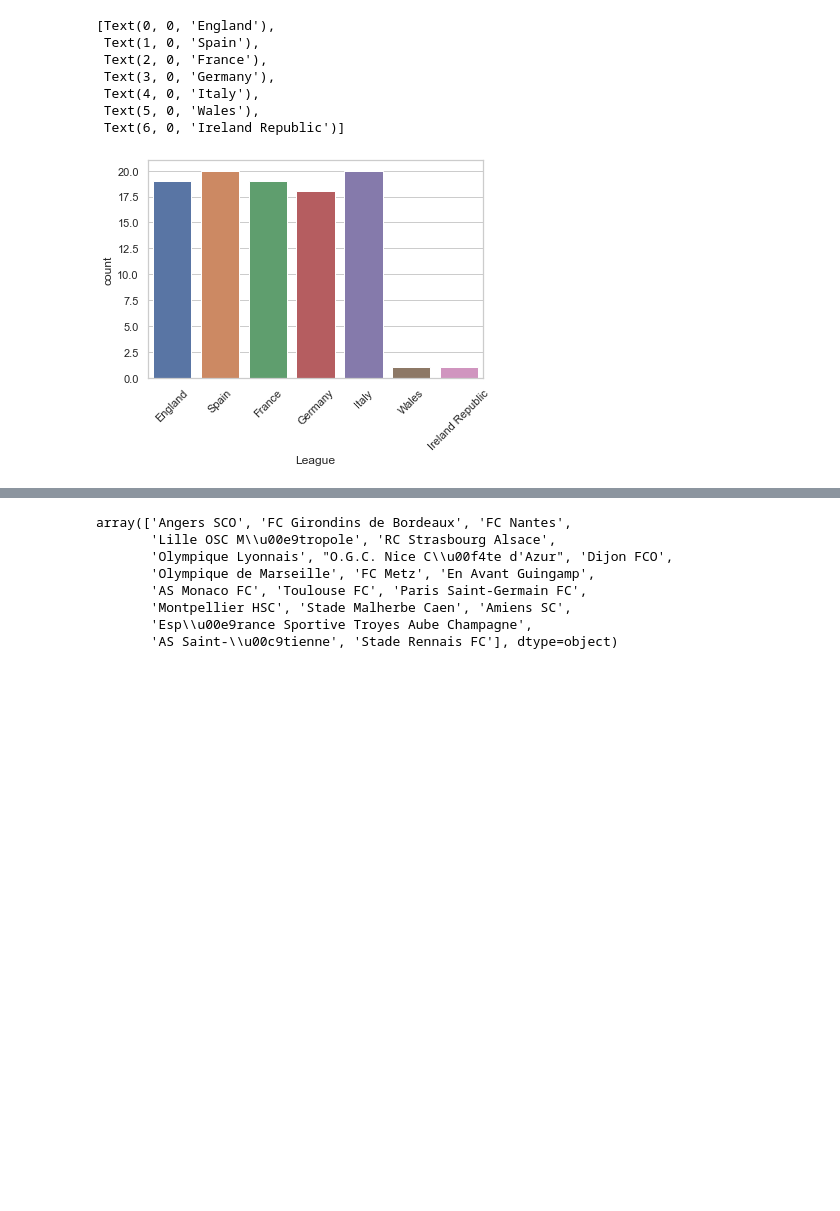
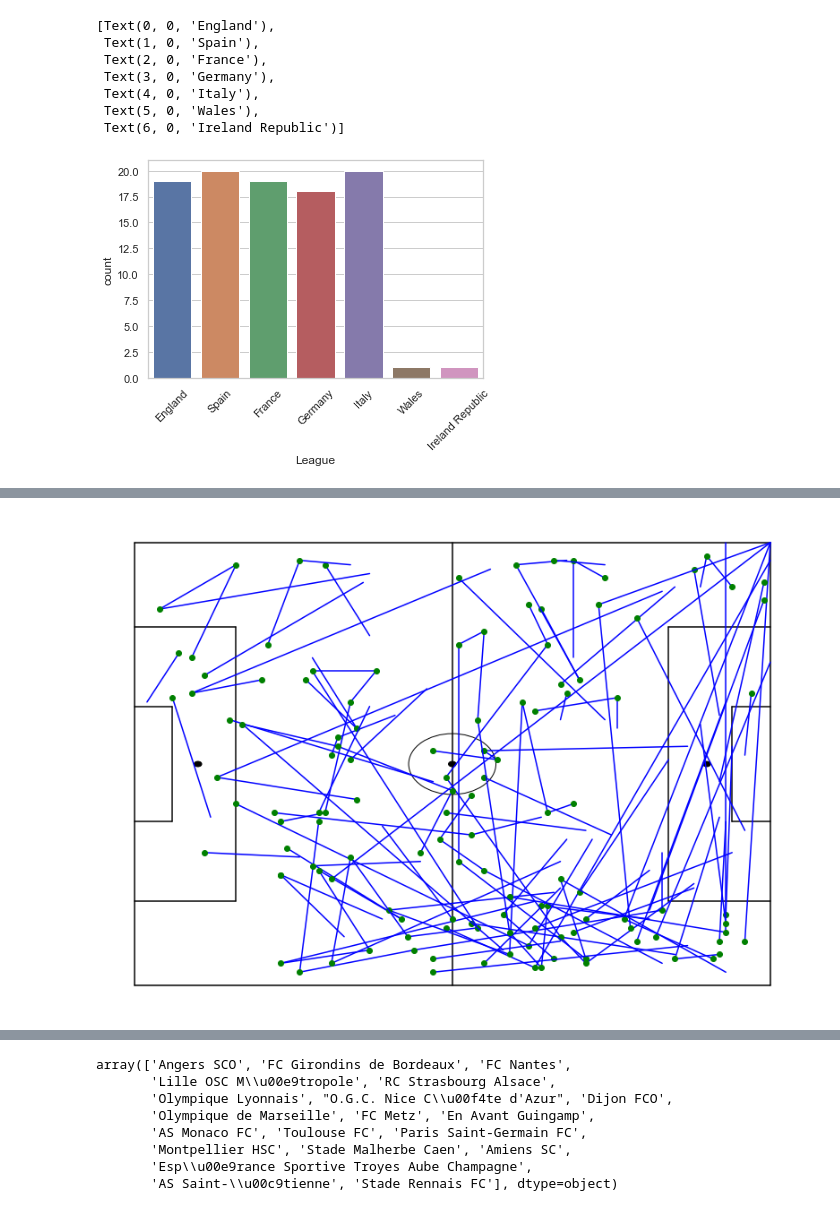
Before and after one commit to afoster1029/SoccerAnalytics, a Jupyter notebook: data_exploration.ipynb, the cells around one changed output, grey strips where cells are left out. Drawn from its saved outputs; the diff is of its cells as text; code cells hidden in the pictures; blank space fills up the shorter version.

```diff
--- a/data_exploration.ipynb
+++ b/data_exploration.ipynb
@@ -29,20 +28,20 @@ for idx,row in df_team.iterrows():
 df_team['League'] = league_col
 df_team['Format'] = format_col
 
-# match data
+
+# Match data
 match_files = glob.glob( "data/matches/*.json")
 df_match = pd.read_json("data/matches/matches_England.json")
 
 df_match['eventId'] = df_match.apply(lambda row: row.wyId, axis = 1)
 
 
-
-# player data
+# Player data
 df_player = pd.read_json("data/players.json")
 
-# event data
+# Event data
 event_files = glob.glob( "data/events/*.json")
-df_events = pd.read_json(event_files[0])
+df_events = pd.read_json('data/events/events_England.json')
 # for x in range(1,len(all_files)):
 #     events = events.append(pd.read_json(all_files[x]))
 # %% [markdown]
@@ -188,0 +440,68 @@ print(df.shape)
+# %%
+vardy_ev = AFC_LCFC[AFC_LCFC['lastName']=='Vardy']
+# vardy_ev[vardy_ev['eventName'] == 'Pass']
+LCFC = AFC_LCFC[AFC_LCFC['teamId'] == 1631]
+# AFC_LCFC.teamId
+# %%
+# Create plot of the pitch
+fig=plt.figure()
+fig.set_size_inches(14, 10)
+ax=fig.add_subplot(1,1,1)
+
+#Pitch Outline & Centre Line
+plt.plot([0,0],[0,100], color="black")
+plt.plot([0,100],[100,100], color="black")
+plt.plot([100,100],[100,0], color="black")
+plt.plot([100,0],[0,0], color="black")
+plt.plot([50,50],[0,100], color="black") # centre line
+
+#Left Penalty Area
+plt.plot([16,16],[19,81],color="black")
+plt.plot([0,16],[19,19],color="black")
+plt.plot([0,16],[81,81],color="black")
+
+#Right Penalty Area
+plt.plot([84,100],[19,19],color="black")
+plt.plot([84,100],[81,81],color="black")
+plt.plot([84,84],[19,81],color="black")
+
+#Left 6-yard Box
+plt.plot([0,6],[37,37],color="black")
+plt.plot([0,6],[63,63],color="black")
+plt.plot([6,6],[37,63],color="black")
+
+#Right 6-yard Box
+plt.plot([94,100],[37,37],color="black")
+plt.plot([94,100],[63,63],color="black")
+plt.plot([94,94],[37,63],color="black")
+
+#Prepare Circles
+centreCircle = plt.Circle((50,50),9.15*(3/4),color="black",fill=False)
+centreSpot = plt.Circle((50,50),0.6,color="black")
+leftPenSpot = plt.Circle((10,50),0.6,color="black")
+rightPenSpot = plt.Circle((90,50),0.6,color="black")
+
+#Draw Circles
+ax.add_patch(centreCircle)
+ax.add_patch(centreSpot)
+ax.add_patch(leftPenSpot)
+ax.add_patch(rightPenSpot)
+
+# #Prepare Arcs
+# leftArc = Arc((11,45),height=18.3,width=18.3,angle=0,theta1=310,theta2=50,color="black")
+# rightArc = Arc((119,45),height=18.3,width=18.3,angle=0,theta1=130,theta2=230,color="black")
+
+# #Draw Arcs
+# ax.add_patch(leftArc)
+# ax.add_patch(rightArc)
+
+for idx,row in LCFC.iterrows():
+    if row['eventName'] == 'Pass':
+        plt.plot([row["x_start"],row['x_end']],[row['y_start'],row['y_end']],color="blue")
+        plt.plot(row["x_start"],row['y_start'],"o", color="green")
+#Tidy Axes
+plt.axis('off')
+#Display Pitch
+plt.show()
+# %% [output]
+[figure, added]
```
Also changed, not shown: parts of 30 cells of this notebook.
